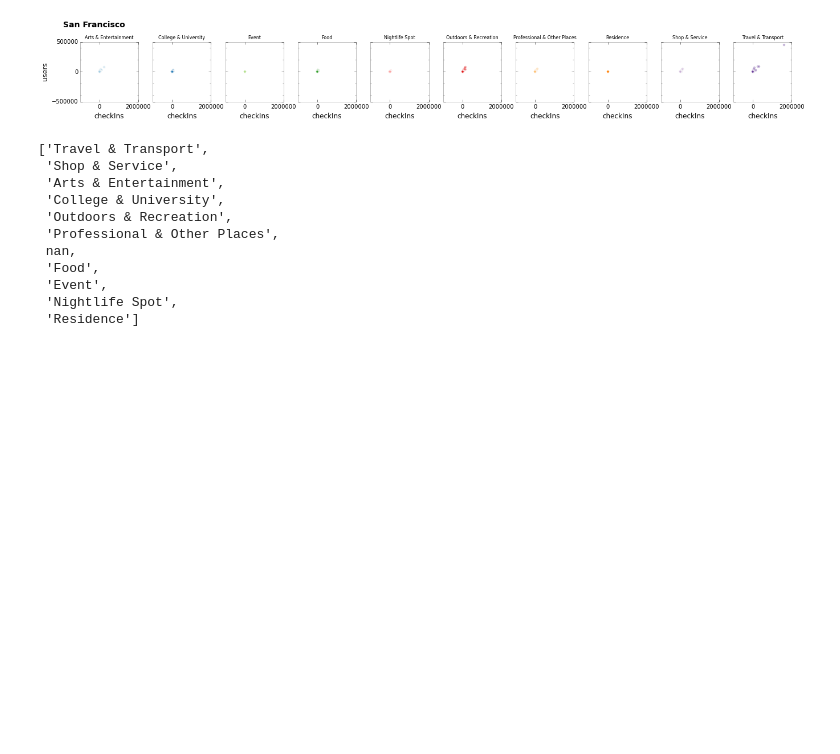
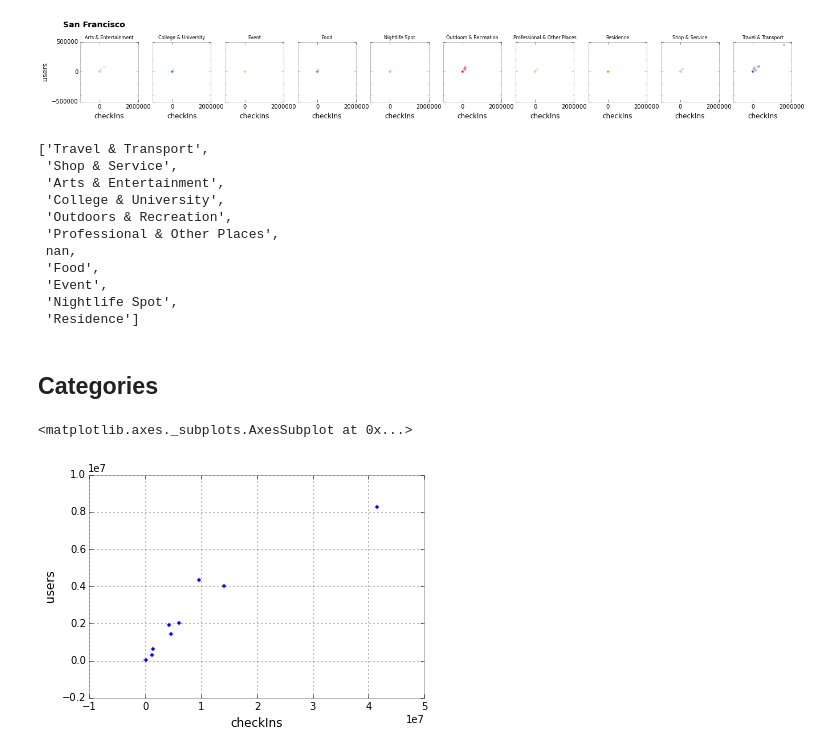
Before and after one commit to Elixeus/ads_project_shared_code, a Jupyter notebook: 4sq_Exploratory.ipynb, the cells around one changed output. Saved outputs shown, nothing was run; the diff lists cells and outputs as text; code cells hidden in the pictures; blank space fills up the shorter version.

Commit message:
categories

```diff
--- a/4sq_Exploratory.ipynb
+++ b/4sq_Exploratory.ipynb
@@ -141,3 +141,10 @@ dfs['Tokyo'].genCategory.drop_duplicates().tolist()
  'Event',
  'Nightlife Spot',
  'Residence']
+# %% [markdown]
+## Categories
+# %%
+dfs['Tokyo'][['genCategory','users','checkIns']].groupby('genCategory').sum().plot(kind='scatter',x='checkIns',y='users')
+# %% [output]
+<matplotlib.axes._subplots.AxesSubplot at 0x...>
+[figure, added]
```
Also changed, not shown: 27 other files.
